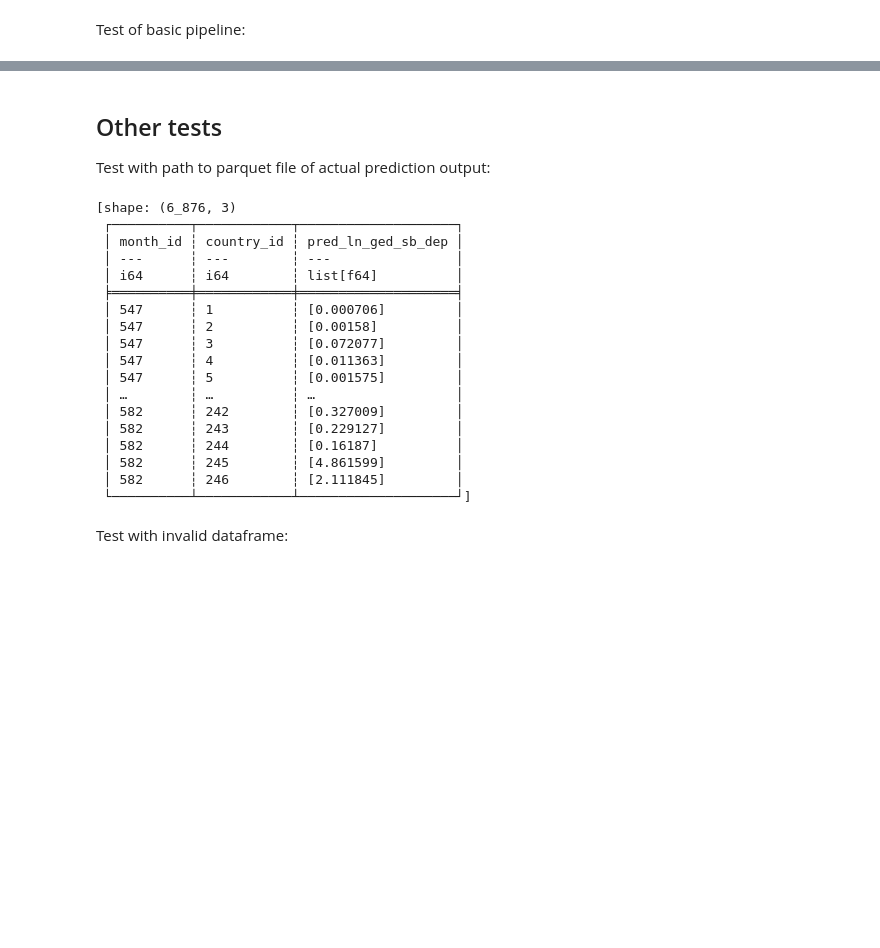
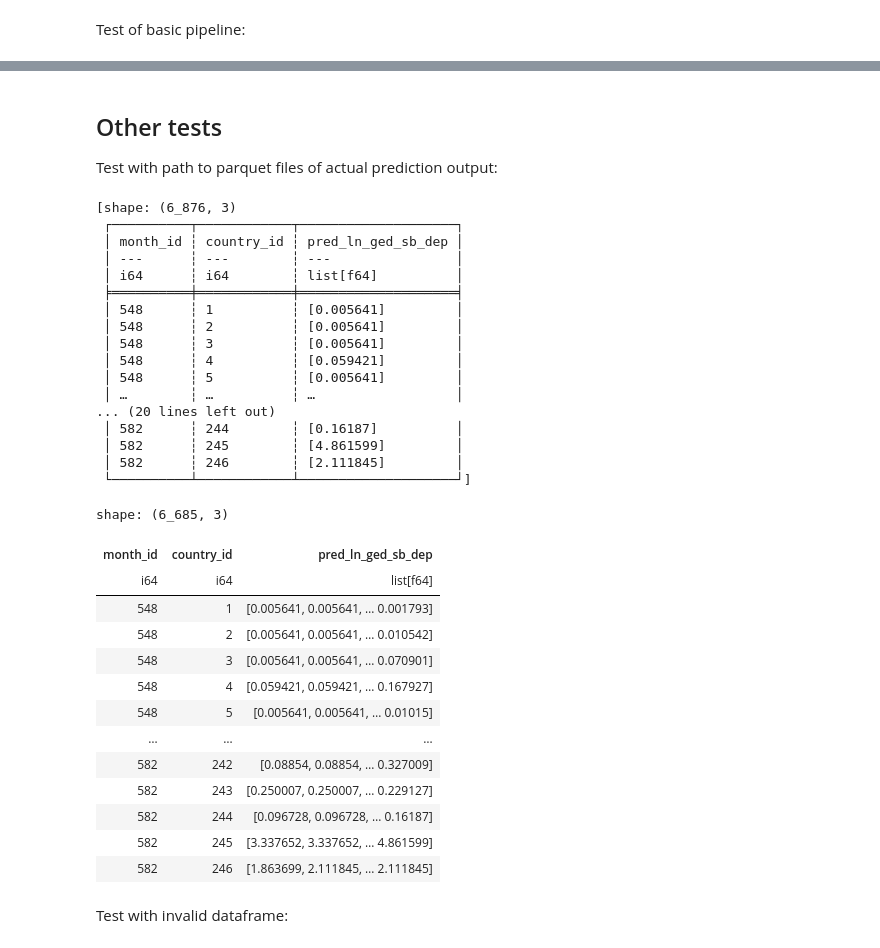
Before and after one commit to lboekestein/viewstest, a Jupyter notebook: AggregationManager/sandbox_aggregation_manager.ipynb, the cells around one changed output, grey strips where cells are left out. Saved outputs shown, nothing was run; the diff lists cells and outputs as text; code cells hidden in the pictures; blank space fills up the shorter version.

```diff
--- a/AggregationManager/sandbox_aggregation_manager.ipynb
+++ b/AggregationManager/sandbox_aggregation_manager.ipynb
@@ -65,17 +66,24 @@ print(ensemble_distributions)
 # %% [markdown]
 ## Other tests
 
-Test with path to parquet file of actual prediction output:
+Test with path to parquet files of actual prediction output:
 # %%
-test_parquet_path = "data/predictions_forecasting_20250807.parquet"
-test_parquet = pl.read_parquet(test_parquet_path)
+pq_bs = pl.read_parquet("data/bittersweetsymphony.parquet")
+
+# Convert bittersweet columns to list
+pq_bs = pq_bs.with_columns(
+    pl.col("pred_ln_ged_sb_dep").map_elements(lambda x: [float(x)], return_dtype=pl.List(pl.Float64))
+)
 
 pq_manager = AggregationManager(
     index_cols=['month_id', 'country_id'],
-    target_cols=['pred_ln_ged_sb_dep']
+    target_cols=['pred_ln_ged_sb_dep'],
+    weights=[0.4, 0.4]
 )
 
-pq_manager.add_model(test_parquet)
+# Add models
+pq_manager.add_model(pq_bs)
+pq_manager.add_model("data/fastcar.parquet")
 
 pq_manager.models
 # %% [output]
@@ -85,18 +93,34 @@ pq_manager.models
  │ ---      ┆ ---        ┆ ---                │
  │ i64      ┆ i64        ┆ list[f64]          │
  ╞══════════╪════════════╪════════════════════╡
- │ 547      ┆ 1          ┆ [0.000706]         │
- │ 547      ┆ 2          ┆ [0.00158]          │
- │ 547      ┆ 3          ┆ [0.072077]         │
- │ 547      ┆ 4          ┆ [0.011363]         │
- │ 547      ┆ 5          ┆ [0.001575]         │
+ │ 548      ┆ 1          ┆ [0.005641]         │
+ │ 548      ┆ 2          ┆ [0.005641]         │
+ │ 548      ┆ 3          ┆ [0.005641]         │
+ │ 548      ┆ 4          ┆ [0.059421]         │
+ │ 548      ┆ 5          ┆ [0.005641]         │
  │ …        ┆ …          ┆ …                  │
- │ 582      ┆ 242        ┆ [0.327009]         │
- │ 582      ┆ 243        ┆ [0.229127]         │
+... (20 lines left out)
  │ 582      ┆ 244        ┆ [0.16187]          │
  │ 582      ┆ 245        ┆ [4.861599]         │
  │ 582      ┆ 246        ┆ [2.111845]         │
  └──────────┴────────────┴────────────────────┘]
+# %%
+pq_manager.aggregate_distributions("weighted", n_samples=10)
+# %% [output]
+shape: (6_685, 3)
+| month_id | country_id | pred_ln_ged_sb_dep |
+| i64 | i64 | list[f64] |
+| 548 | 1 | [0.005641, 0.005641, … 0.001793] |
+| 548 | 2 | [0.005641, 0.005641, … 0.010542] |
+| 548 | 3 | [0.005641, 0.005641, … 0.070901] |
+| 548 | 4 | [0.059421, 0.059421, … 0.167927] |
+| 548 | 5 | [0.005641, 0.005641, … 0.01015] |
+| … | … | … |
+| 582 | 242 | [0.08854, 0.08854, … 0.327009] |
+| 582 | 243 | [0.250007, 0.250007, … 0.229127] |
+| 582 | 244 | [0.096728, 0.096728, … 0.16187] |
+| 582 | 245 | [3.337652, 3.337652, … 4.861599] |
+| 582 | 246 | [1.863699, 2.111845, … 2.111845] |
 # %% [markdown]
 Test with invalid dataframe:
 # %%
```
Also changed, not shown: parts of 5 cells of this notebook, 2 other files.
